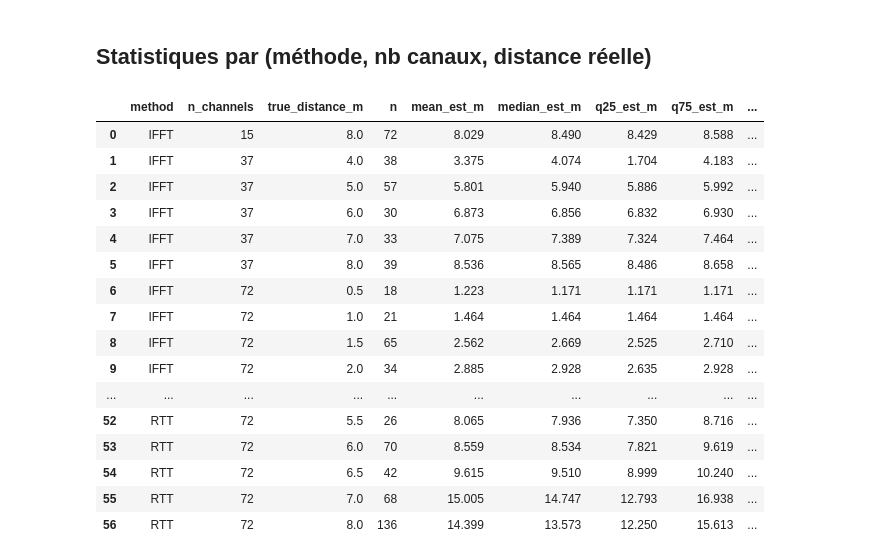
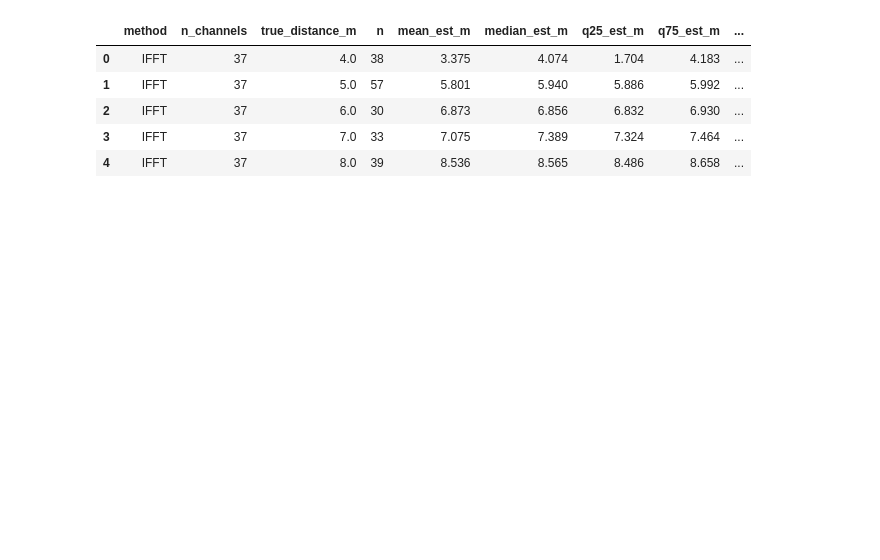
Before and after one commit to twatteyne/channelsounding, a Jupyter notebook: nrfconnect-sample/ras_initiator/scripts/data-exploration.ipynb, the cells around one changed output. Drawn from its saved outputs; the diff is of its cells as text; code cells hidden in the pictures; blank space fills up the shorter version.

```diff
--- a/nrfconnect-sample/ras_initiator/scripts/data-exploration.ipynb
+++ b/nrfconnect-sample/ras_initiator/scripts/data-exploration.ipynb
@@ -6,7 +6,7 @@ import numpy as np
 import pandas as pd
 import matplotlib.pyplot as plt
 # %%
-DATA_DIR = Path(".")
+DATA_DIR = Path("results")
 DEFAULT_N_CHANNELS = 72
 
 '''
@@ -101,9 +95,16 @@ for col in METHODS:
     procedures[col.replace("_m", "_error_m")] = err
     procedures[col.replace("_m", "_abs_error_m")] = err.abs()
 
-procedures.to_csv("all_procedures.csv", index=False)
-tones.to_csv("all_tones.csv", index=False)
-print(f"all_procedures.csv : {len(procedures)} lignes, {procedures['session'].nunique()} sessions")
-print(f"all_tones.csv      : {len(tones)} lignes")
-procedures.head()
+df_global = procedures.melt(
+    id_vars=META_COLS + ["ranging_counter", "ap", "tone_quality", "rssi_dbm", "rtt_count"],
+    value_vars=list(METHODS),
+    var_name="method",
+    value_name="estimated_distance_m",
+)
+
+df_global["method"] = df_global["method"].map(METHODS)
+df_global["error_m"] = df_global["estimated_distance_m"] - df_global["true_distance_m"]
+df_global["abs_error_m"] = df_global["error_m"].abs()
+df_global.to_csv("all_procedures.csv", index=False)
+df_global.head(100)
 # %% [output]
@@ -152,7 +127,7 @@ ONLY_OK_TONES = True
 EXCLUDE_TAGS: set[str] = set()
 DROP_ZERO_PHASE_SLOPE = True
 
-d = long.dropna(subset=["estimated_distance_m"]).copy()
+d = df_global.dropna(subset=["estimated_distance_m"]).copy()
 if ENVIRONMENT:
     d = d[d["environment"] == ENVIRONMENT]
 if EXCLUDE_TAGS:
@@ -163,12 +138,12 @@ if ONLY_OK_TONES:
     d = d[(d["method"] == "RTT") | (d["tone_quality"] == "OK")]
 
 CHANNEL_COUNTS = sorted(d["n_channels"].unique())
-# Palette catégorielle fixe (ordre stable : la couleur suit le nombre de canaux, pas son rang)
-CH_COLORS = {15: "#2a78d6", 37: "#eb6834", 72: "#1baf7a"}
-CH_MARKERS = {15: "s", 37: "^", 72: "o"}
+
+CH_COLORS = { 37: "#eb6834", 72: "#1baf7a"}
+CH_MARKERS = { 37: "^", 72: "o"}
 METHOD_ORDER = list(METHODS.values())
 
-print("Canaux présents :", CHANNEL_COUNTS)
+print(f"Channels count : {CHANNEL_COUNTS}")
 pd.crosstab(d["true_distance_m"], d["n_channels"], values=d["session"], aggfunc="nunique").fillna(0).astype(int).rename_axis(
-    index="distance réelle (m)", columns="nb canaux (sessions)")
+    index="Ground truth distance (m)", columns="channel count")
 # %% [output]
@@ -193,51 +168,36 @@ Canaux présents : [np.int64(15), np.int64(37), np.int64(72)]
-# %% [markdown]
-## Statistiques par (méthode, nb canaux, distance réelle)
 # %%
 def q25(x): return x.quantile(0.25)
 def q75(x): return x.quantile(0.75)
 
 stats = (
     d.groupby(["method", "n_channels", "true_distance_m"])
     .agg(
         n=("estimated_distance_m", "size"),
         mean_est_m=("estimated_distance_m", "mean"),
         median_est_m=("estimated_distance_m", "median"),
         q25_est_m=("estimated_distance_m", q25),
         q75_est_m=("estimated_distance_m", q75),
         std_m=("estimated_distance_m", "std"),
         bias_m=("error_m", "mean"),
         mae_m=("abs_error_m", "mean"),
         rmse_m=("error_m", lambda e: np.sqrt(np.mean(e**2))),
     )
     .reset_index()
 )
 
-# Taux de procédures exploitables (avant filtrage NaN / qualité)
-base = long if not ENVIRONMENT else long[long["environment"] == ENVIRONMENT]
+base = df_global if not ENVIRONMENT else df_global[df_global["environment"] == ENVIRONMENT]
 ok = base["estimated_distance_m"].notna() & ((base["method"] == "RTT") | (base["tone_quality"] == "OK") | (not ONLY_OK_TONES))
 if DROP_ZERO_PHASE_SLOPE:
     ok &= ~((base["method"] == "Phase slope") & (base["estimated_distance_m"] == 0))
 valid = base.assign(valid=ok)
 valid_rate = valid.groupby(["method", "n_channels", "true_distance_m"])["valid"].mean().rename("valid_rate").reset_index()
 stats = stats.merge(valid_rate, on=["method", "n_channels", "true_distance_m"], how="left")
 
-stats.to_csv("stats_by_method_channels_distance.csv", index=False)
-stats.round(3)
+stats.round(3).head()
 # %% [output]
 |  | method | n_channels | true_distance_m | n | mean_est_m | median_est_m | q25_est_m | q75_est_m | ... |
-| 0 | IFFT | 15 | 8.0 | 72 | 8.029 | 8.490 | 8.429 | 8.588 | ... |
-| 1 | IFFT | 37 | 4.0 | 38 | 3.375 | 4.074 | 1.704 | 4.183 | ... |
-| 2 | IFFT | 37 | 5.0 | 57 | 5.801 | 5.940 | 5.886 | 5.992 | ... |
-| 3 | IFFT | 37 | 6.0 | 30 | 6.873 | 6.856 | 6.832 | 6.930 | ... |
-| 4 | IFFT | 37 | 7.0 | 33 | 7.075 | 7.389 | 7.324 | 7.464 | ... |
-| 5 | IFFT | 37 | 8.0 | 39 | 8.536 | 8.565 | 8.486 | 8.658 | ... |
-| 6 | IFFT | 72 | 0.5 | 18 | 1.223 | 1.171 | 1.171 | 1.171 | ... |
-| 7 | IFFT | 72 | 1.0 | 21 | 1.464 | 1.464 | 1.464 | 1.464 | ... |
-| 8 | IFFT | 72 | 1.5 | 65 | 2.562 | 2.669 | 2.525 | 2.710 | ... |
-| 9 | IFFT | 72 | 2.0 | 34 | 2.885 | 2.928 | 2.635 | 2.928 | ... |
-| ... | ... | ... | ... | ... | ... | ... | ... | ... | ... |
-| 52 | RTT | 72 | 5.5 | 26 | 8.065 | 7.936 | 7.350 | 8.716 | ... |
-| 53 | RTT | 72 | 6.0 | 70 | 8.559 | 8.534 | 7.821 | 9.619 | ... |
-| 54 | RTT | 72 | 6.5 | 42 | 9.615 | 9.510 | 8.999 | 10.240 | ... |
-| 55 | RTT | 72 | 7.0 | 68 | 15.005 | 14.747 | 12.793 | 16.938 | ... |
-| 56 | RTT | 72 | 8.0 | 136 | 14.399 | 13.573 | 12.250 | 15.613 | ... |
+| 0 | IFFT | 37 | 4.0 | 38 | 3.375 | 4.074 | 1.704 | 4.183 | ... |
+| 1 | IFFT | 37 | 5.0 | 57 | 5.801 | 5.940 | 5.886 | 5.992 | ... |
+| 2 | IFFT | 37 | 6.0 | 30 | 6.873 | 6.856 | 6.832 | 6.930 | ... |
+| 3 | IFFT | 37 | 7.0 | 33 | 7.075 | 7.389 | 7.324 | 7.464 | ... |
+| 4 | IFFT | 37 | 8.0 | 39 | 8.536 | 8.565 | 8.486 | 8.658 | ... |
```
Also changed, not shown: parts of 16 cells of this notebook, 1 other file.
